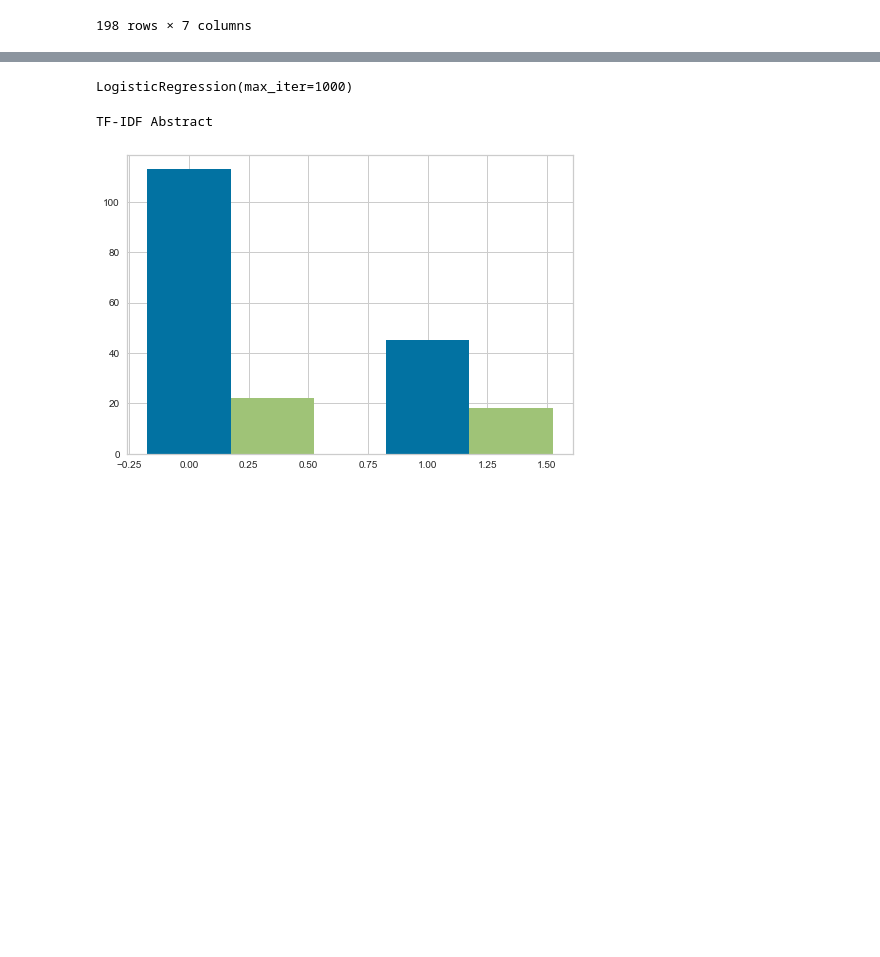
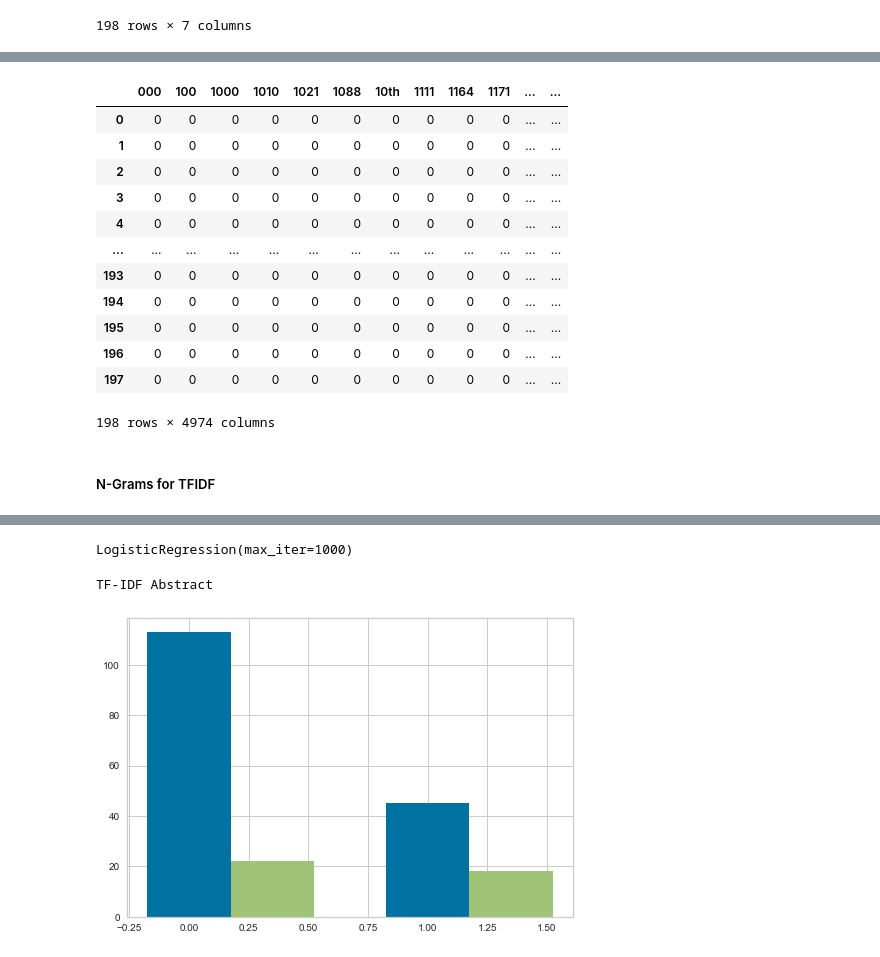
Before and after one commit to nabihanaqvie/SANA-Project, a Jupyter notebook: SANA.ipynb, the cells around one changed output, grey strips where cells are left out. Cells and saved outputs as stored; diff of their text form; code cells hidden in the pictures; blank space fills up the shorter version.

```diff
--- a/SANA.ipynb
+++ b/SANA.ipynb
@@ -177,0 +187,7 @@ from sklearn.feature_extraction.text import CountVectorizer
+# %%
+#Vectorize the Abstract
+#The results for counts.shape give a tuple that indicate 198 abstract that have 4974 unique words
+count_vect = CountVectorizer()
+Xa_counts = count_vect.fit_transform(sana['AbstractL'])
+print(Xa_counts.shape)
+print(count_vect.get_feature_names())
@@ -177,0 +202,4 @@ from sklearn.feature_extraction.text import CountVectorizer
+# %%
+#Putting the result above into the dataframe
+Xa_counts_df = pd.DataFrame(X_counts.toarray())
+Xa_counts_df
@@ -177,0 +220,20 @@ from sklearn.feature_extraction.text import CountVectorizer
+# %%
+#The results here show the same table as above except here it has columns names
+Xa_counts_df.columns = count_vect.get_feature_names()
+Xa_counts_df
+# %% [output]
+|  | 000 | 100 | 1000 | 1010 | 1021 | 1088 | 10th | 1111 | 1164 | 1171 | ... | ... |
+| 0 | 0 | 0 | 0 | 0 | 0 | 0 | 0 | 0 | 0 | 0 | ... | ... |
+| 1 | 0 | 0 | 0 | 0 | 0 | 0 | 0 | 0 | 0 | 0 | ... | ... |
+| 2 | 0 | 0 | 0 | 0 | 0 | 0 | 0 | 0 | 0 | 0 | ... | ... |
+| 3 | 0 | 0 | 0 | 0 | 0 | 0 | 0 | 0 | 0 | 0 | ... | ... |
+| 4 | 0 | 0 | 0 | 0 | 0 | 0 | 0 | 0 | 0 | 0 | ... | ... |
+| ... | ... | ... | ... | ... | ... | ... | ... | ... | ... | ... | ... | ... |
+| 193 | 0 | 0 | 0 | 0 | 0 | 0 | 0 | 0 | 0 | 0 | ... | ... |
+| 194 | 0 | 0 | 0 | 0 | 0 | 0 | 0 | 0 | 0 | 0 | ... | ... |
+| 195 | 0 | 0 | 0 | 0 | 0 | 0 | 0 | 0 | 0 | 0 | ... | ... |
+| 196 | 0 | 0 | 0 | 0 | 0 | 0 | 0 | 0 | 0 | 0 | ... | ... |
+| 197 | 0 | 0 | 0 | 0 | 0 | 0 | 0 | 0 | 0 | 0 | ... | ... |
+198 rows × 4974 columns
+# %% [markdown]
+##### N-Grams for TFIDF
```
Also changed, not shown: parts of 78 cells of this notebook.
